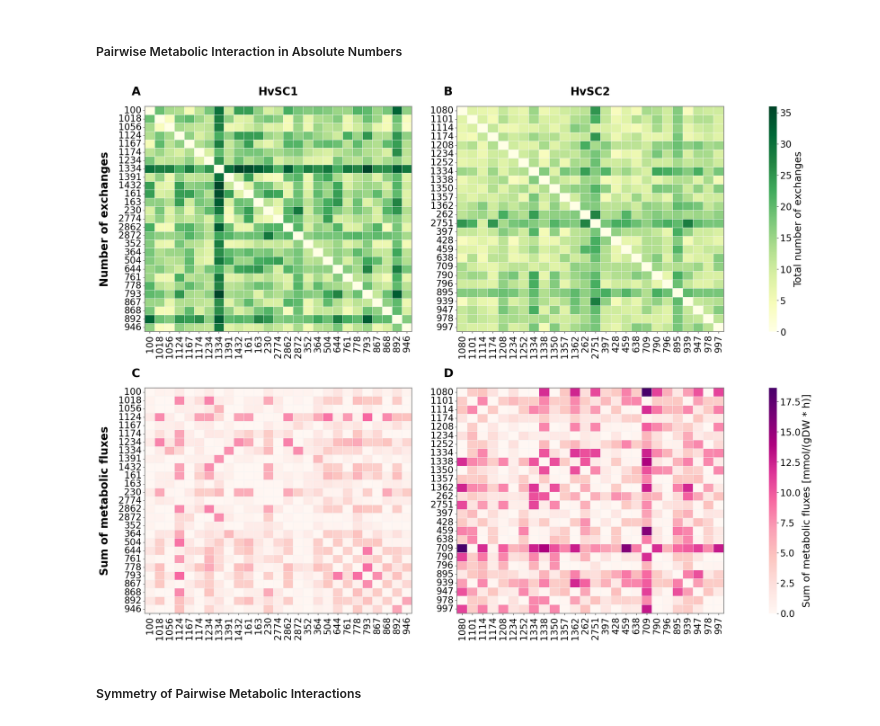
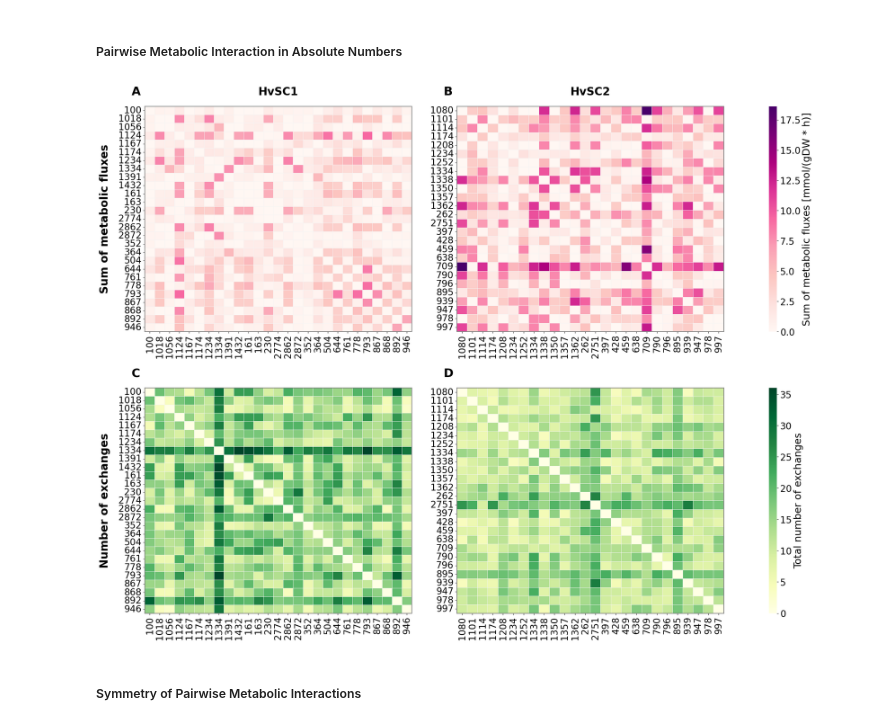
Before and after one commit to emmaatlls/git_repository_emma, a Jupyter notebook: code/organised_code/community.ipynb, the cells around one changed output. Drawn from its saved outputs; the diff is of its cells as text; code cells hidden in the pictures.

```diff
--- a/code/organised_code/community.ipynb
+++ b/code/organised_code/community.ipynb
@@ -441,11 +441,36 @@ ax21 = fig.add_subplot(gs[1, 0])
 ax22 = fig.add_subplot(gs[1, 1])
 cax2 = fig.add_subplot(gs[1, 2])
 
+#Plot Row 2: Sum of Fluxes (SumFlux)
+sns.heatmap(
+    heatmap_sumflux_matrix1,
+    ax=ax11,
+    cmap="RdPu",
+    vmin=min_sumflux_val,
+    vmax=max_sumflux_val,
+    cbar=False,
+    linewidths=0.5,
+    linecolor='whitesmoke'
+)
+
+sns.heatmap(
+    heatmap_sumflux_matrix2,
+    ax=ax12,
+    cmap="RdPu",
+    vmin=min_sumflux_val,
+    vmax=max_sumflux_val,
+    cbar=True,
+    cbar_ax=cax1,
+    cbar_kws={'label': 'Sum of metabolic fluxes [mmol/(gDW * h)]'},
+    linewidths=0.5,
+    linecolor='whitesmoke'
+)
+
 
 #Plot Row 1: Number of Exchanges (NEX)
 sns.heatmap(
     heatmap_nex_matrix1,
-    ax=ax11,
+    ax=ax21,
     cmap="YlGn",
     vmin=min_nex_val,
     vmax=max_nex_val,
@@ -456,41 +481,17 @@ sns.heatmap(
 
 sns.heatmap(
     heatmap_nex_matrix2,
-    ax=ax12,
+    ax=ax22,
     cmap="YlGn",
     vmin=min_nex_val,
     vmax=max_nex_val,
     cbar=True,
-    cbar_ax=cax1,
+    cbar_ax=cax2,
     cbar_kws={'label': 'Total number of exchanges'},
     linewidths=0.5,
     linecolor='whitesmoke'
 )
 
-#Plot Row 2: Sum of Fluxes (SumFlux)
-sns.heatmap(
-    heatmap_sumflux_matrix1,
-    ax=ax21,
-    cmap="RdPu",
-    vmin=min_sumflux_val,
-    vmax=max_sumflux_val,
-    cbar=False,
-    linewidths=0.5,
-    linecolor='whitesmoke'
-)
-
-sns.heatmap(
-    heatmap_sumflux_matrix2,
-    ax=ax22,
-    cmap="RdPu",
-    vmin=min_sumflux_val,
-    vmax=max_sumflux_val,
-    cbar=True,
-    cbar_ax=cax2,
-    cbar_kws={'label': 'Sum of metabolic fluxes [mmol/(gDW * h)]'},
-    linewidths=0.5,
-    linecolor='whitesmoke'
-)
 
 all_axes = [ax11, ax12, ax21, ax22]
 for ax in all_axes:
@@ -498,37 +499,37 @@ for ax in all_axes:
     ax.set_xlabel("", fontsize=axis_labels)
     ax.set_ylabel("", fontsize=axis_labels)
 
     for spine in ax.spines.values():
         spine.set_visible(True)
         spine.set_color('grey')
         spine.set_linewidth(1.5)
 
 ax11.set_title("HvSC1", fontsize=subtitle_size, fontweight = "bold", pad=25)
 ax12.set_title("HvSC2", fontsize=subtitle_size, fontweight = "bold", pad=25)
 
-ax11.text(-0.15, 0.5, "Number of exchanges", transform=ax11.transAxes,
+ax21.text(-0.15, 0.5, "Number of exchanges", transform=ax21.transAxes,
         fontsize=subtitle_size, va='center', fontweight = "bold", ha='center', rotation=90)
 
-ax21.text(-0.15, 0.5, "Sum of metabolic fluxes", transform=ax21.transAxes,
+ax11.text(-0.15, 0.5, "Sum of metabolic fluxes", transform=ax11.transAxes,
         fontsize=subtitle_size, va='center', fontweight = "bold", ha='center', rotation=90)
 
 # Subplot tags (A, B, C, D)
 ax11.text(-0.05, 1.05, "A", transform=ax11.transAxes, fontsize=subtitle_size + 2, fontweight='bold')
 ax12.text(-0.05, 1.05, "B", transform=ax12.transAxes, fontsize=subtitle_size + 2, fontweight='bold')
 ax21.text(-0.05, 1.05, "C", transform=ax21.transAxes, fontsize=subtitle_size + 2, fontweight='bold')
 ax22.text(-0.05, 1.05, "D", transform=ax22.transAxes, fontsize=subtitle_size + 2, fontweight='bold')
 
 cax1.yaxis.label.set_size(legend_size)
 cax1.tick_params(labelsize=tick_size)
 cax2.yaxis.label.set_size(legend_size)
 cax2.tick_params(labelsize=tick_size)
 
 plt.subplots_adjust(left=0.1)
 #plt.savefig(os.path.join(save_fig_dir, "Combined_nex_sumflux_heatmap.svg"), bbox_inches='tight')
-#plt.savefig(os.path.join(save_fig_dir, "Combined_nex_sumflux_heatmap.png"), bbox_inches='tight')
+plt.savefig(os.path.join(save_fig_dir, "Combined_nex_sumflux_heatmap.png"), bbox_inches='tight')
 plt.show()
 # %% [output]
-[figure, old version]
+[figure, new version]
 # %% [markdown]
 ##### Symmetry of Pairwise Metabolic Interactions
 # %%
```
Also changed, not shown: parts of 3 cells of this notebook, 3 other files.
